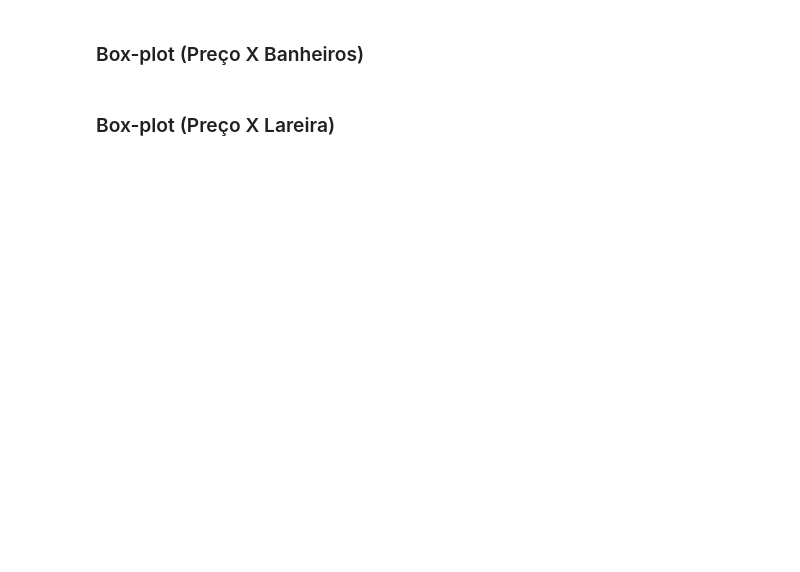
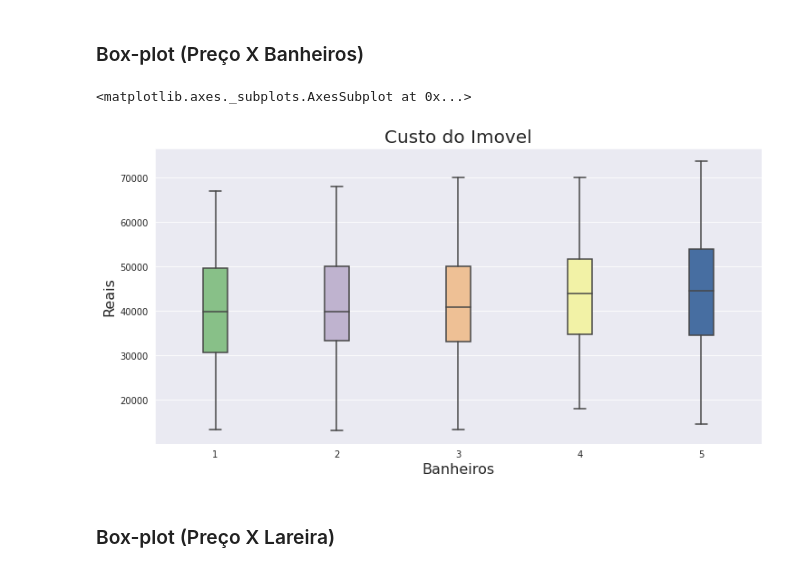
Before and after one commit to viniciosazambuja/RegressaoLinear, a Jupyter notebook: Regressao_Linear_Exercicio.ipynb, the cells around one changed output. Drawn from its saved outputs; the diff is of its cells as text; code cells hidden in the pictures; blank space fills up the shorter version.

```diff
--- a/Regressao_Linear_Exercicio.ipynb
+++ b/Regressao_Linear_Exercicio.ipynb
@@ -91,4 +164,15 @@ Faça um box plot da variável dependente em conjunto com cada variável explica
 # %% [markdown]
 ### Box-plot (Preço X Banheiros)
+# %%
+ax = sns.boxplot(data=dados, y=dados['precos'], x=dados['banheiros'], width=0.2)
+ax.figure.set_size_inches(12, 6)
+ax.set_title('Custo do Imovel', fontsize=20)
+ax.set_ylabel('Reais', fontsize=16)
+ax.set_xlabel('Banheiros', fontsize=16)
+
+ax
+# %% [output]
+<matplotlib.axes._subplots.AxesSubplot at 0x...>
+[figure, added]
 # %% [markdown]
 ### Box-plot (Preço X Lareira)
```
Also changed, not shown: parts of 33 cells of this notebook.
